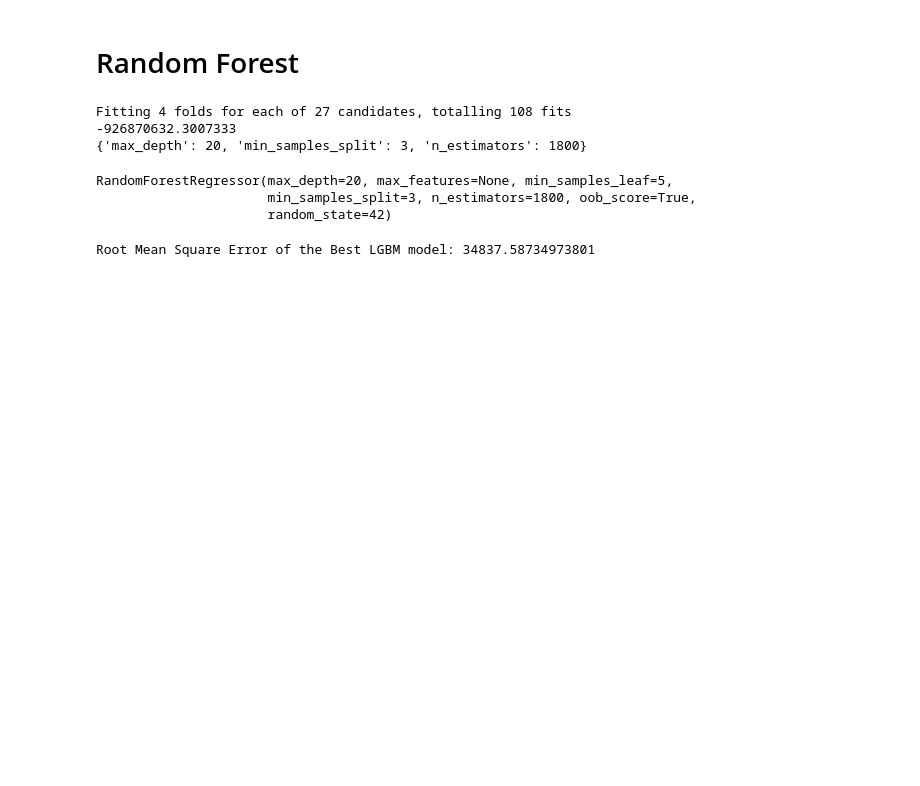
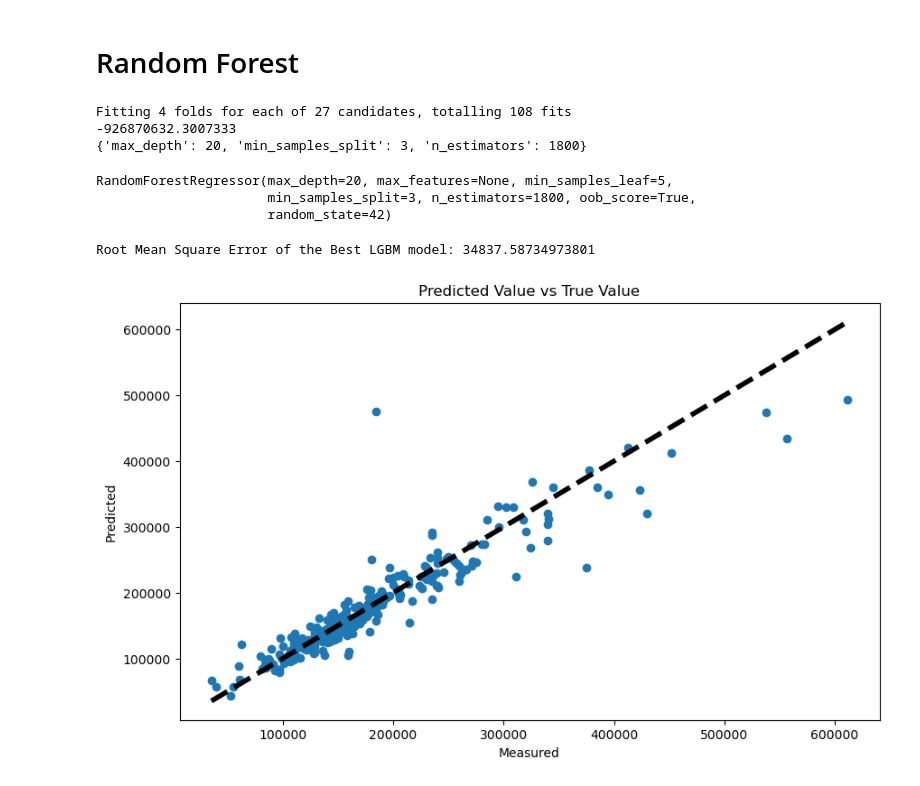
Before and after one commit to FELIX75791/CSM148_home_value_hero, a Jupyter notebook: tree_algorithms.ipynb, the cells around one changed output. Drawn from its saved outputs; the diff is of its cells as text; code cells hidden in the pictures; blank space fills up the shorter version.

```diff
--- a/tree_algorithms.ipynb
+++ b/tree_algorithms.ipynb
@@ -176,3 +177,14 @@ rf_rmse_test = np.sqrt(mean_squared_error(y_test, rf_pred))
 print("Root Mean Square Error of the Best LGBM model:", rf_rmse_test)
 # %% [output]
 Root Mean Square Error of the Best LGBM model: 34837.58734973801
+# %%
+# Plotting the true vs predicted values for visual analysis
+plt.figure(figsize=(10,6))
+plt.scatter(y_test, lgbm_y_pred)
+plt.plot([y_test.min(), y_test.max()], [y_test.min(), y_test.max()], 'k--', lw=4)
+plt.xlabel('Measured')
+plt.ylabel('Predicted')
+plt.title('Predicted Value vs True Value')
+plt.show()
+# %% [output]
+[figure, added]
```
Also changed, not shown: parts of 1 cell of this notebook.
